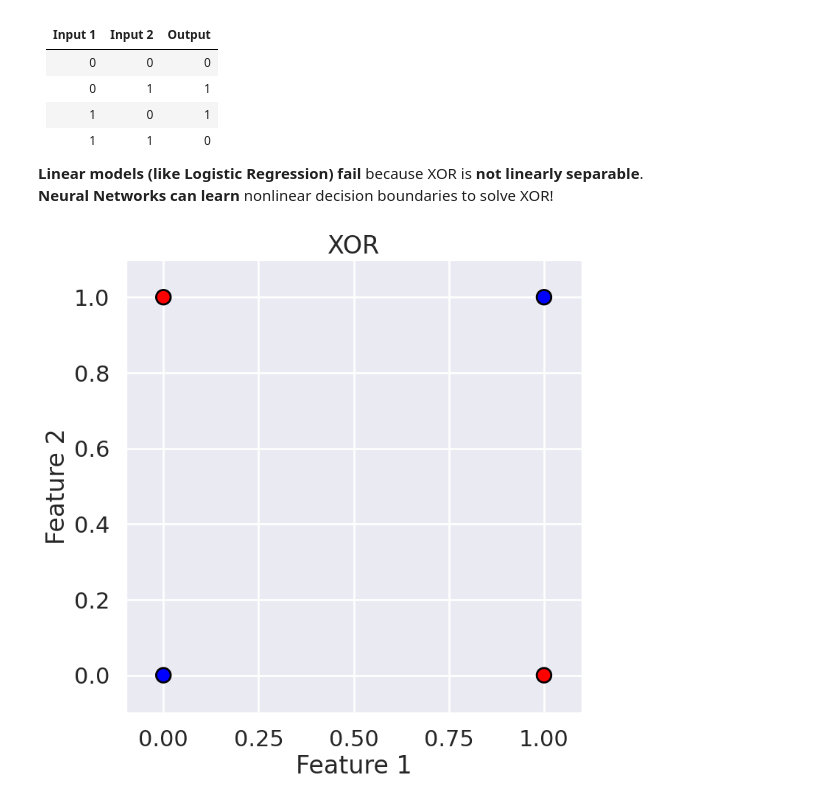
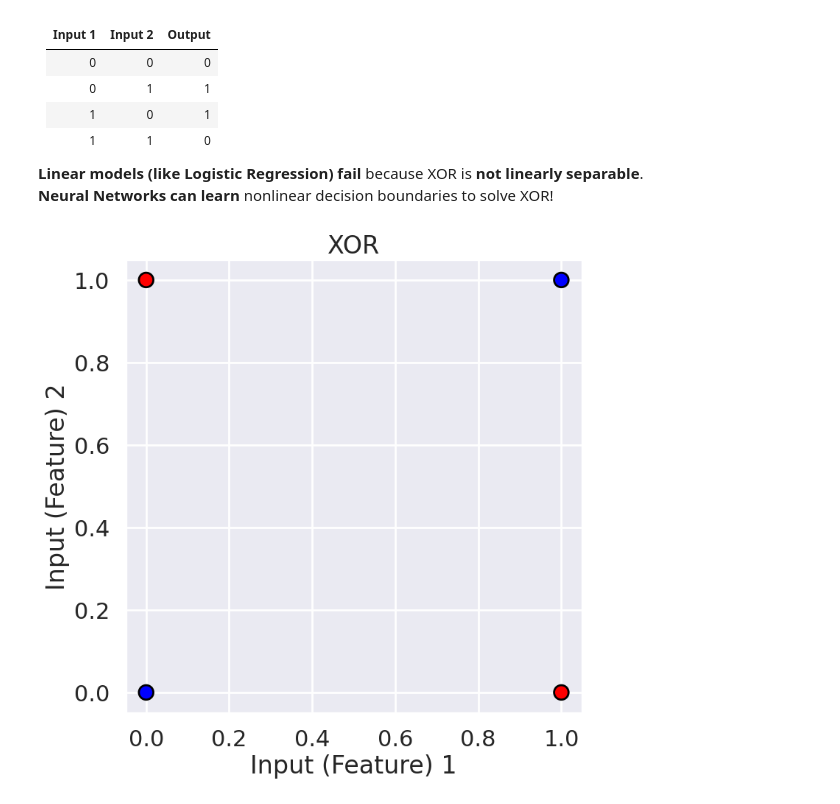
Before and after one commit to Ades551/NN-examples, a Jupyter notebook: xor-classification.ipynb, the cells around one changed output. Saved outputs shown, nothing was run; the diff lists cells and outputs as text; code cells hidden in the pictures.

```diff
--- a/xor-classification.ipynb
+++ b/xor-classification.ipynb
@@ -80,14 +76,12 @@ y = np.array([0, 1, 1, 0])
 # %%
 plt.figure(figsize=(8, 8))
 plt.scatter(X[:, 0], X[:, 1], c=y, cmap="bwr", edgecolors="k", s=200)
 
-plt.xlabel("Feature 1")
-plt.ylabel("Feature 2")
+plt.xlabel("Input (Feature) 1")
+plt.ylabel("Input (Feature) 2")
 plt.title("XOR")
-plt.xlim(-0.1, 1.1)
-plt.ylim(-0.1, 1.1)
 plt.grid(True)
 
 plt.show()
 # %% [output]
-[figure, old version]
+[figure, new version]
```
Also changed, not shown: parts of 16 cells of this notebook, 6 other files.
